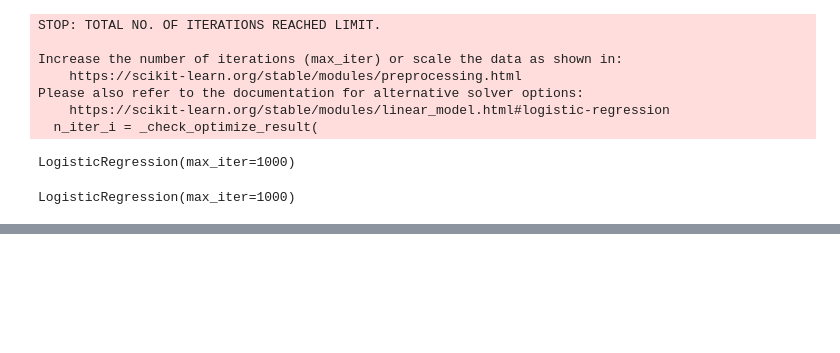
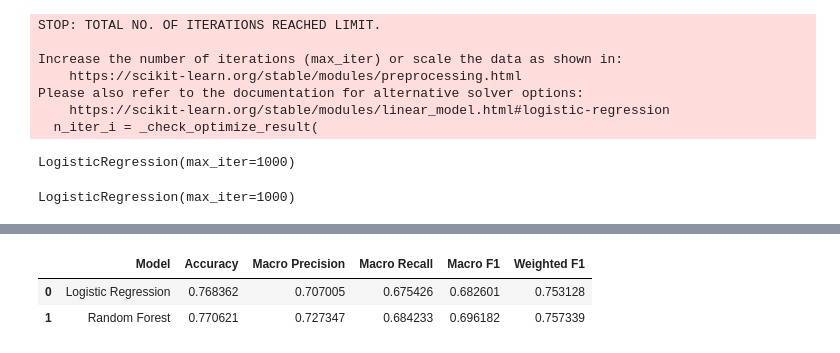
Before and after one commit to Jpuirgn/ML_student_risk_prediction, a Jupyter notebook: notebooks/student_risk_prediction.ipynb, the cells around one changed output, grey strips where cells are left out. Cells and saved outputs as stored; diff of their text form; code cells hidden in the pictures; blank space fills up the shorter version.

```diff
--- a/notebooks/student_risk_prediction.ipynb
+++ b/notebooks/student_risk_prediction.ipynb
@@ -224,0 +321,27 @@ LogisticRegression(max_iter=1000)
+# %%
+#comparison table
+#logistic regression
+lr_accuracy = accuracy_score(y_test, y_pred)
+lr_macro_p, lr_macro_r, lr_macro_f1, _ = precision_recall_fscore_support(y_test, y_pred,average='macro')
+lr_weighted_p, lr_weighted_r, lr_weighted_f1, _ = precision_recall_fscore_support(y_test, y_pred, average='weighted')
+
+#random forest
+rf_accuracy = accuracy_score(y_test, rf_pred)
+rf_macro_p, rf_macro_r, rf_macro_f1, _ = precision_recall_fscore_support(y_test, rf_pred, average='macro')
+rf_weighted_p, rf_weighted_r, rf_weighted_f1, _ = precision_recall_fscore_support(y_test, rf_pred, average='weighted')
+
+#table
+comparison_df = pd.DataFrame({
+    'Model': ['Logistic Regression', 'Random Forest'],
+    'Accuracy': [lr_accuracy, rf_accuracy],
+    'Macro Precision': [lr_macro_p, rf_macro_p],
+    'Macro Recall': [lr_macro_r, rf_macro_r],
+    'Macro F1': [lr_macro_f1, rf_macro_f1],
+    'Weighted F1': [lr_weighted_f1, rf_weighted_f1]
+})
+
+comparison_df
+# %% [output]
+|  | Model | Accuracy | Macro Precision | Macro Recall | Macro F1 | Weighted F1 |
+| 0 | Logistic Regression | 0.768362 | 0.707005 | 0.675426 | 0.682601 | 0.753128 |
+| 1 | Random Forest | 0.770621 | 0.727347 | 0.684233 | 0.696182 | 0.757339 |
```
Also changed, not shown: parts of 10 cells of this notebook.
